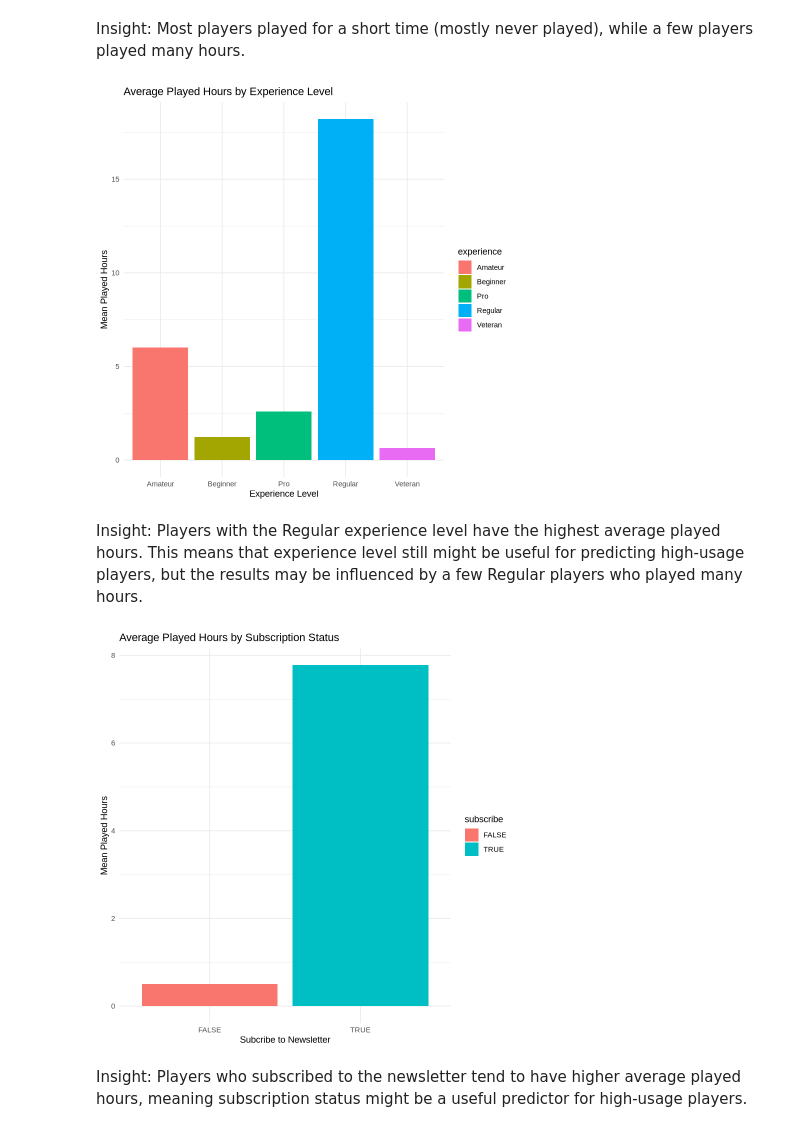
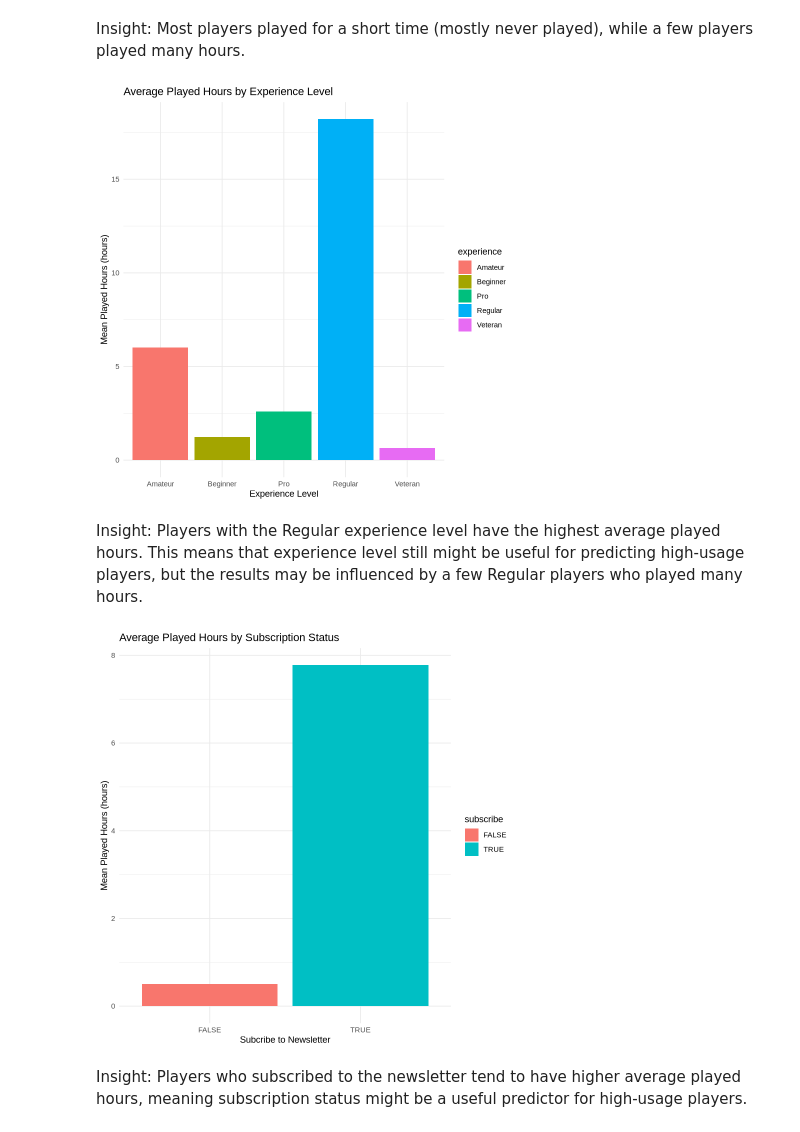
Before and after one commit to kyincrl/dsci100_individual_project, a Jupyter notebook: individualreport.ipynb, the cells around one changed output. Drawn from its saved outputs; the diff is of its cells as text; code cells hidden in the pictures.

```diff
--- a/individualreport.ipynb
+++ b/individualreport.ipynb
@@ -231,15 +231,15 @@ Insight: Most players played for a short time (mostly never played), while a few
 # %%
 played_hours_by_experience_level <- players |>
 group_by(experience) |>
 summarise(mean_hours = mean(played_hours, na.rm = TRUE)) |>
 ggplot(aes(x = experience, y = mean_hours, fill = experience)) +
 geom_bar(stat = "identity") +
-labs(x = "Experience Level", y = "Mean Played Hours",
+labs(x = "Experience Level", y = "Mean Played Hours (hours)",
      title = "Average Played Hours by Experience Level") +
 theme_minimal()
 played_hours_by_experience_level
 # %% [output]
-[figure, old version]
+[figure, new version]
 # %% [markdown]
 Insight: Players with the Regular experience level have the highest average played hours. This means that experience level still might be useful for predicting high-usage players, but the results may be influenced by a few Regular players who played many hours.
 # %%
@@ -248,12 +248,12 @@ group_by(subscribe) |>
 summarise(mean_hours = mean(played_hours, na.rm = TRUE)) |>
 ggplot(aes(x = subscribe, y = mean_hours, fill = subscribe)) +
 geom_bar(stat = "identity") +
-labs(x = "Subcribe to Newsletter", y = "Mean Played Hours",
+labs(x = "Subcribe to Newsletter", y = "Mean Played Hours (hours)",
      title = "Average Played Hours by Subscription Status") +
 theme_minimal()
 played_hours_by_subscription_status
 # %% [output]
-[figure, old version]
+[figure, new version]
 # %% [markdown]
 Insight: Players who subscribed to the newsletter tend to have higher average played hours, meaning subscription status might be a useful predictor for high-usage players.
 # %% [markdown]
```
Also changed, not shown: parts of 1 cell of this notebook.
